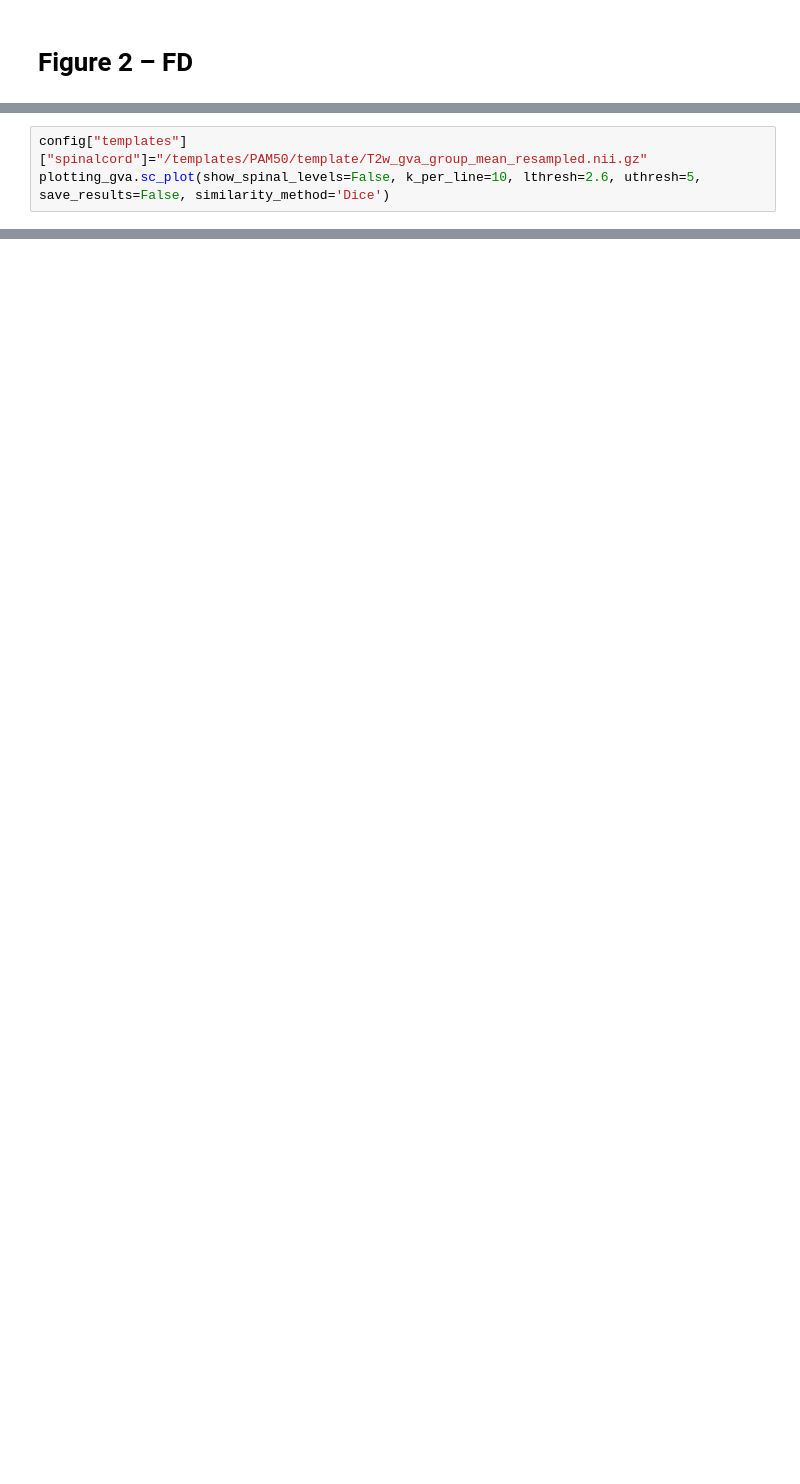
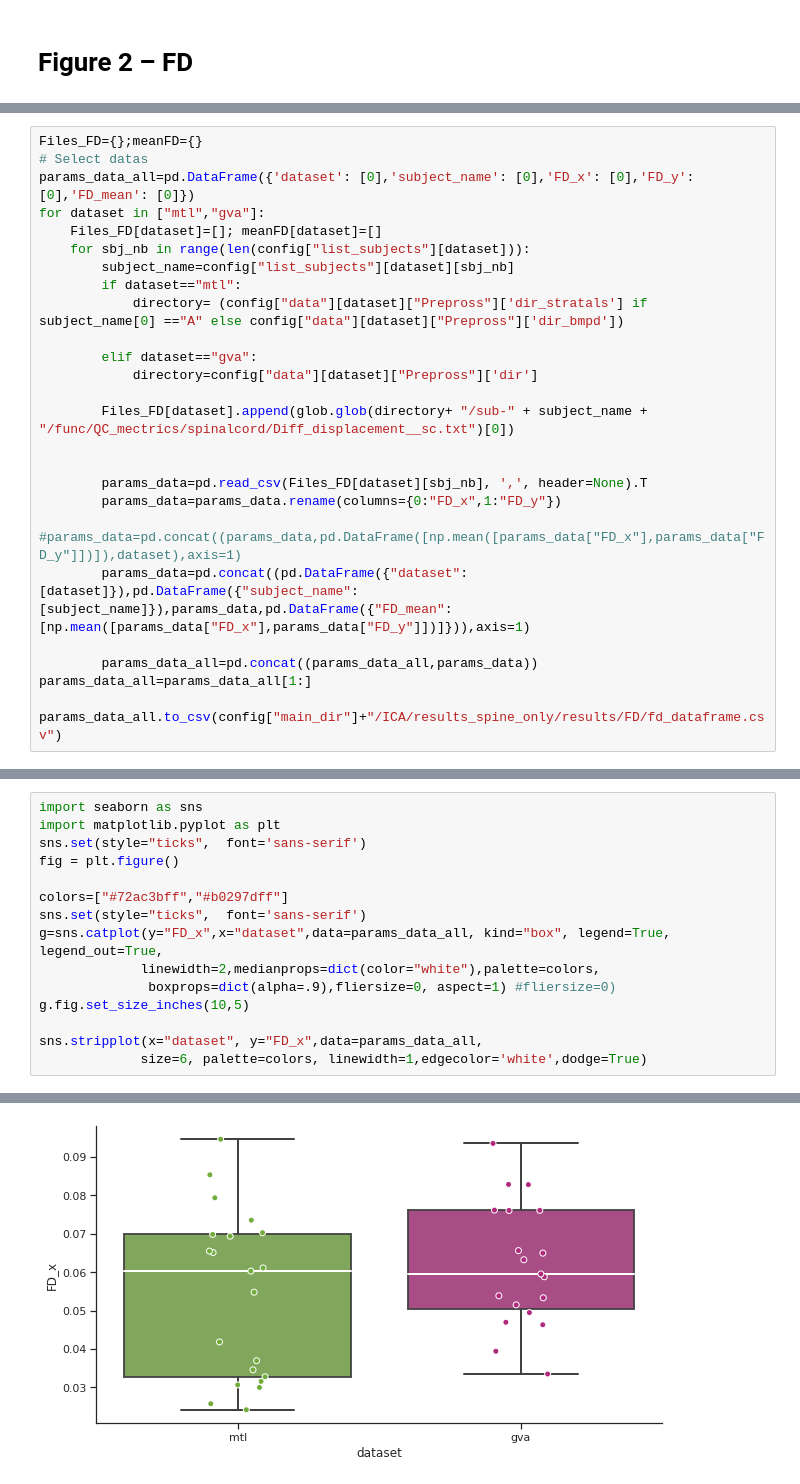
Before and after one commit to NawalK/hc_project_analyses, a Jupyter notebook: notebook/analysis_spine_only_paper_supplementary.ipynb, the cells around one changed output, grey strips where cells are left out. Drawn from its saved outputs; the diff is of its cells as text; blank space fills up the shorter version.

```diff
--- a/notebook/analysis_spine_only_paper_supplementary.ipynb
+++ b/notebook/analysis_spine_only_paper_supplementary.ipynb
@@ -220,3 +152,0 @@ DONE!
-# %%
-config["templates"]["spinalcord"]="/templates/PAM50/template/T2w_gva_group_mean_resampled.nii.gz"
-plotting_gva.sc_plot(show_spinal_levels=False, k_per_line=10, lthresh=2.6, uthresh=5, save_results=False, similarity_method='Dice')
@@ -414,0 +153,26 @@ spine_analysis_indiv.subject_distribution(spine_analysis_indiv.name2,k=9,thresh=
+# %%
+Files_FD={};meanFD={}
+# Select datas
+params_data_all=pd.DataFrame({'dataset': [0],'subject_name': [0],'FD_x': [0],'FD_y': [0],'FD_mean': [0]})
+for dataset in ["mtl","gva"]:
+    Files_FD[dataset]=[]; meanFD[dataset]=[]
+    for sbj_nb in range(len(config["list_subjects"][dataset])):
+        subject_name=config["list_subjects"][dataset][sbj_nb]
+        if dataset=="mtl":
+            directory= (config["data"][dataset]["Prepross"]['dir_stratals'] if subject_name[0] =="A" else config["data"][dataset]["Prepross"]['dir_bmpd'])
+
+        elif dataset=="gva":
+            directory=config["data"][dataset]["Prepross"]['dir']
+
+        Files_FD[dataset].append(glob.glob(directory+ "/sub-" + subject_name + "/func/QC_mectrics/spinalcord/Diff_displacement__sc.txt")[0])
+
+
+        params_data=pd.read_csv(Files_FD[dataset][sbj_nb], ',', header=None).T
+        params_data=params_data.rename(columns={0:"FD_x",1:"FD_y"})
+        #params_data=pd.concat((params_data,pd.DataFrame([np.mean([params_data["FD_x"],params_data["FD_y"]])]),dataset),axis=1)
+        params_data=pd.concat((pd.DataFrame({"dataset":[dataset]}),pd.DataFrame({"subject_name":[subject_name]}),params_data,pd.DataFrame({"FD_mean":[np.mean([params_data["FD_x"],params_data["FD_y"]])]})),axis=1)
+
+        params_data_all=pd.concat((params_data_all,params_data))
+params_data_all=params_data_all[1:]
+
+params_data_all.to_csv(config["main_dir"]+"/ICA/results_spine_only/results/FD/fd_dataframe.csv")
@@ -414,0 +192,16 @@ spine_analysis_indiv.subject_distribution(spine_analysis_indiv.name2,k=9,thresh=
+# %%
+import seaborn as sns
+import matplotlib.pyplot as plt
+sns.set(style="ticks",  font='sans-serif')
+fig = plt.figure()
+
+colors=["#72ac3bff","#b0297dff"]
+sns.set(style="ticks",  font='sans-serif')
+g=sns.catplot(y="FD_x",x="dataset",data=params_data_all, kind="box", legend=True, legend_out=True,
+             linewidth=2,medianprops=dict(color="white"),palette=colors,
+              boxprops=dict(alpha=.9),fliersize=0, aspect=1) #fliersize=0)
+g.fig.set_size_inches(10,5)
+
+sns.stripplot(x="dataset", y="FD_x",data=params_data_all,
+             size=6, palette=colors, linewidth=1,edgecolor='white',dodge=True)
+# %% [output]
@@ -414,0 +210 @@ spine_analysis_indiv.subject_distribution(spine_analysis_indiv.name2,k=9,thresh=
+[figure, added]
```
Also changed, not shown: parts of 81 cells of this notebook, 3 other files.
